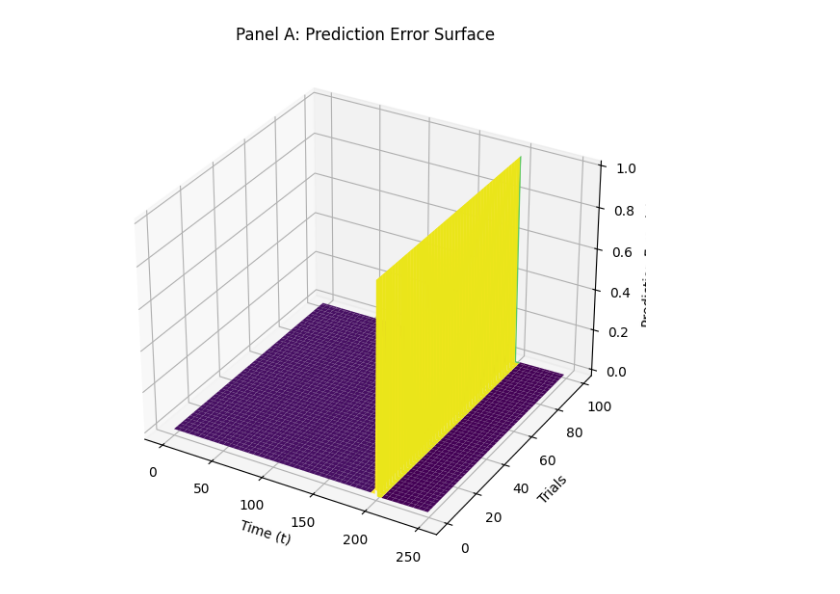
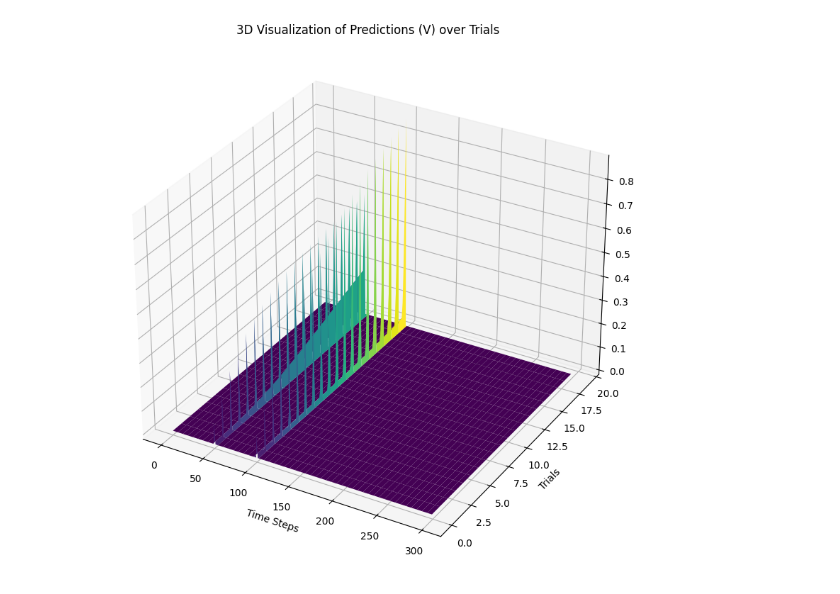
Before and after one commit to Ahmed-Eldably/neural_modelling_24, a Jupyter notebook: 04_td_and_successor_learning/learning.ipynb, the cells around one changed output. Drawn from its saved outputs; the diff is of its cells as text; code cells hidden in the pictures.

```diff
--- a/04_td_and_successor_learning/learning.ipynb
+++ b/04_td_and_successor_learning/learning.ipynb
@@ -1,54 +4,22 @@
 # %%
-import numpy as np
-import matplotlib.pyplot as plt
-from mpl_toolkits.mplot3d import Axes3D
+n_time_steps = 300
+alpha = 0.1
+gamma = 0.9
+num_trials = 20
+td_model = TemporalDifferenceLearning(n_time_steps, alpha, gamma)
 
-# Parameters
-n_trials = 100  # Number of trials
-n_timesteps = 250  # Time steps per trial
-gamma = 0.9  # Discount factor
-alpha = 0.1  # Learning rate
+# Stimulus and reward vectors
+stimulus_vector = np.zeros(n_time_steps)
+reward_vector = np.zeros(n_time_steps)
+stimulus_time = 50
+reward_time = 100
+stimulus_vector[stimulus_time] = 1
+reward_vector[reward_time] = 1
 
-# Initialize variables
-reward_time = 200  # Time step where reward occurs
-stimulus_time = 100  # Time step where stimulus occurs
-prediction_error = np.zeros((n_trials, n_timesteps))  # Prediction error matrix
+# Run multiple trials
+td_model.run_trials(reward_vector, stimulus_vector, num_trials)
 
-# Loop through trials
-for trial in range(n_trials):
-    # Initialize value and reward prediction
-    value = np.zeros(n_timesteps)
-    reward = np.zeros(n_timesteps)
-
-    # Define reward at specific time step
-    reward[reward_time] = 1
-
-    # Loop through time steps in each trial
-    for t in range(1, n_timesteps):
-        if t == stimulus_time:
-            stimulus = 1  # Stimulus onset
-        else:
-            stimulus = 0
-
-        # Calculate TD Error (Prediction Error)
-        td_error = reward[t] + gamma * value[t - 1] - value[t - 1]
-        prediction_error[trial, t] = td_error
-
-        # Update value
-        value[t] = value[t - 1] + alpha * td_error
-
-# Plot the Prediction Error Surface (Panel A)
-t_vals = np.arange(n_timesteps)
-trials_vals = np.arange(n_trials)
-T, Trials = np.meshgrid(t_vals, trials_vals)
-
-fig = plt.figure(figsize=(10, 7))
-ax = fig.add_subplot(111, projection='3d')
-ax.plot_surface(T, Trials, prediction_error, cmap='viridis')
-ax.set_xlabel('Time (t)')
-ax.set_ylabel('Trials')
-ax.set_zlabel('Prediction Error (δ)')
-ax.set_title('Panel A: Prediction Error Surface')
-plt.show()
+# Plot the 3D visualization of predictions
+td_model.plot_3d_predictions()
 # %% [output]
-[figure, old version]
+[figure, new version]
```
Also changed, not shown: parts of 1 cell of this notebook, 1 other file.
